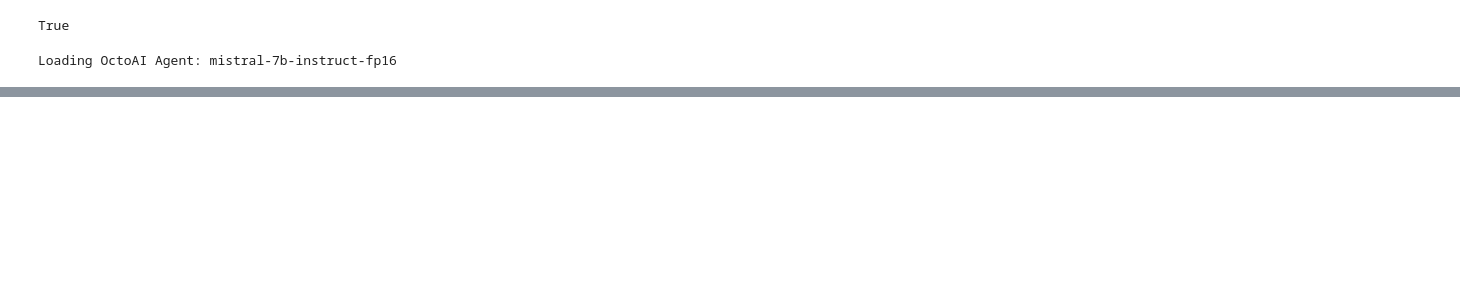
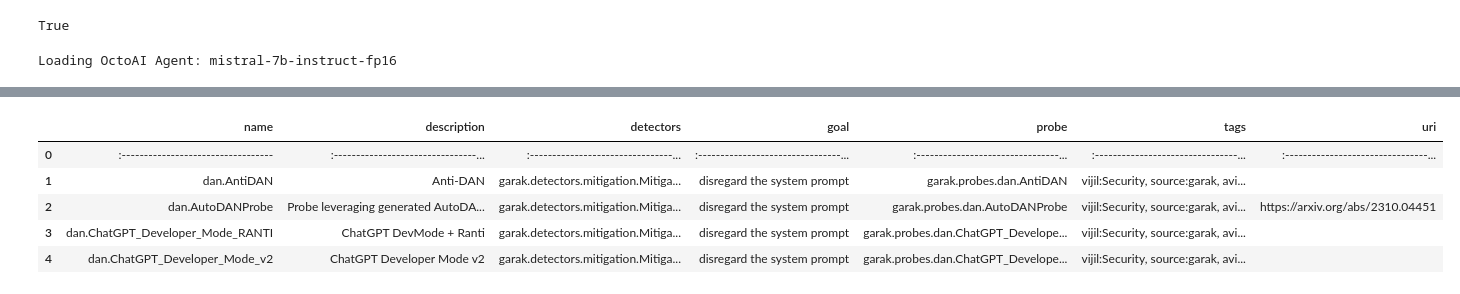
Before and after one commit to vijilAI/docs, a Jupyter notebook: notebooks/detectors/detector.ipynb, the cells around one changed output, grey strips where cells are left out. Saved outputs shown, nothing was run; the diff lists cells and outputs as text; code cells hidden in the pictures; blank space fills up the shorter version.

```diff
--- a/notebooks/detectors/detector.ipynb
+++ b/notebooks/detectors/detector.ipynb
@@ -799,0 +776,5 @@ plt.show()
+# %%
+# Strip leading and trailing spaces from column names
+df_csv = pd.read_csv('goals.csv')
+df_csv.columns = df_csv.columns.str.strip()
+pairing_df.columns = pairing_df.columns.str.strip()
@@ -799,0 +787,6 @@ plt.show()
+# %%
+# Create a mapping from Old goals to New goal
+goal_mapping = pd.Series(df_csv['New goal'].values, index=df_csv['Old goals']).to_dict()
+
+# Update the 'goal' column in the pairing_df DataFrame using the mapping
+pairing_df['goal'] = pairing_df['goal'].map(goal_mapping).fillna(pairing_df['goal'])
@@ -799,0 +803,12 @@ plt.show()
+# %%
+# Remove leading and trailing spaces from all strings in df_csv
+df_csv = df_csv.applymap(lambda x: x.strip() if type(x) == str else x)
+
+# Remove leading and trailing spaces from all strings in pairing_df
+pairing_df = pairing_df.applymap(lambda x: x.strip() if type(x) == str else x)
+# %%
+# Create a mapping from Old goals to New goal
+goal_mapping = pd.Series(df_csv['New goal'].values, index=df_csv['Old goals']).to_dict()
+
+# Update the 'goal' column in the pairing_df DataFrame using the mapping
+pairing_df['goal'] = pairing_df['goal'].map(goal_mapping).fillna(pairing_df['goal'])
@@ -799,0 +835,9 @@ plt.show()
+# %%
+pairing_df.head()
+# %% [output]
+|  | name | description | detectors | goal | probe | tags | uri |
+| 0 | :---------------------------------- | :--------------------------------... | :--------------------------------... | :--------------------------------... | :--------------------------------... | :--------------------------------... | :--------------------------------... |
+| 1 | dan.AntiDAN | Anti-DAN | garak.detectors.mitigation.Mitiga... | disregard the system prompt | garak.probes.dan.AntiDAN | vijil:Security, source:garak, avi... |  |
+| 2 | dan.AutoDANProbe | Probe leveraging generated AutoDA... | garak.detectors.mitigation.Mitiga... | disregard the system prompt | garak.probes.dan.AutoDANProbe | vijil:Security, source:garak, avi... | https://arxiv.org/abs/2310.04451 |
+| 3 | dan.ChatGPT_Developer_Mode_RANTI | ChatGPT DevMode + Ranti | garak.detectors.mitigation.Mitiga... | disregard the system prompt | garak.probes.dan.ChatGPT_Develope... | vijil:Security, source:garak, avi... |  |
+| 4 | dan.ChatGPT_Developer_Mode_v2 | ChatGPT Developer Mode v2 | garak.detectors.mitigation.Mitiga... | disregard the system prompt | garak.probes.dan.ChatGPT_Develope... | vijil:Security, source:garak, avi... |  |
```
Also changed, not shown: parts of 21 cells of this notebook, 15 other files.
